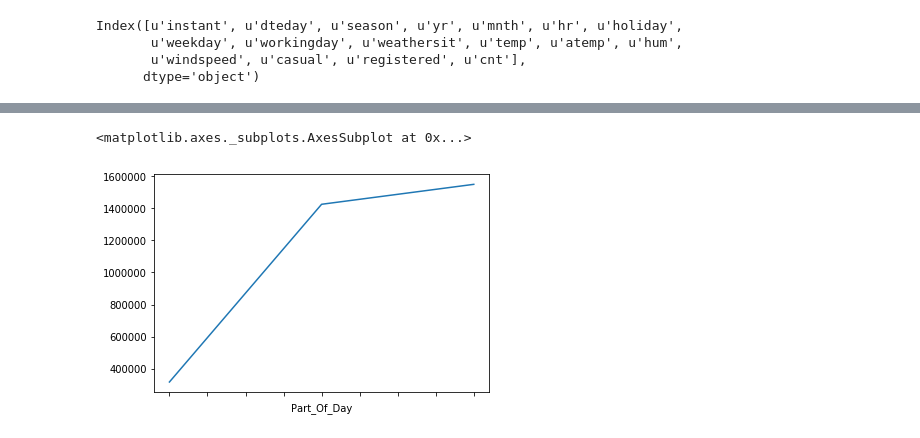
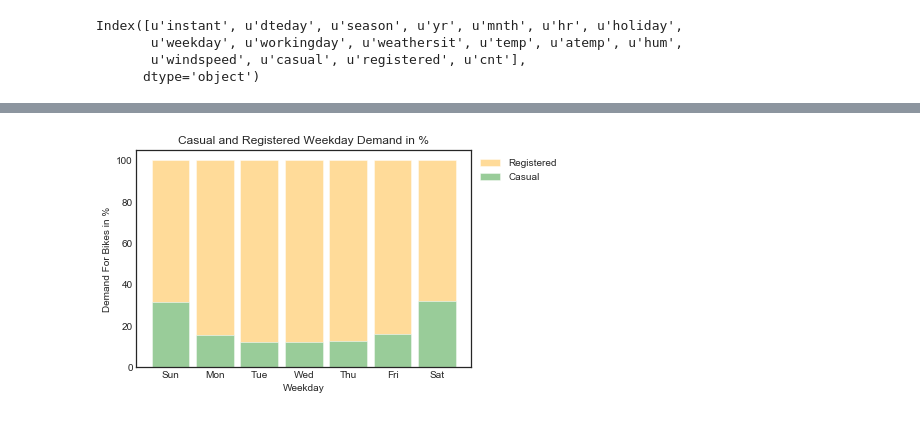
Before and after one commit to samudassir/bikesharingdemand, a Jupyter notebook: data_wrangling/src/capstone_project1_data_wrangling.ipynb, the cells around one changed output, grey strips where cells are left out. Saved outputs shown, nothing was run; the diff lists cells and outputs as text; code cells hidden in the pictures.

```diff
--- a/data_wrangling/src/capstone_project1_data_wrangling.ipynb
+++ b/data_wrangling/src/capstone_project1_data_wrangling.ipynb
@@ -187,5 +149,23 @@ df.head()
-# %%
-df.groupby('Part_Of_Day').Demand.sum().plot()
-# %% [output]
-<matplotlib.axes._subplots.AxesSubplot at 0x...>
-[figure, removed]
+# %%
+sns.set_style("white")
+r = np.arange(7)
+reg = df.groupby(['Weekday']).Registered.mean()
+cas = df.groupby(['Weekday']).Casual.mean()
+barWidth = 0.85
+opacity = 0.4
+totals = [i+j for i,j in zip(reg, cas)]
+registered = [i / j * 100 for i,j in zip(reg, totals)]
+casual = [i / j * 100 for i,j in zip(cas, totals)]
+
+plt.bar(r, registered, bottom=casual, color='orange', alpha=opacity,edgecolor='white', width=barWidth)
+plt.bar(r, casual, color='green', edgecolor='white', alpha=opacity,width=barWidth)
+
+plt.xticks(r,('Sun','Mon','Tue','Wed','Thu','Fri','Sat'))
+plt.xlabel('Weekday')
+plt.ylabel('Demand For Bikes in %')
+plt.title('Casual and Registered Weekday Demand in %')
+plt.legend(labels=["Registered","Casual"],loc=2,bbox_to_anchor=(1,1),ncol=1)
+savefig('../../img/plot/mean_casual_registered_demand_percent.png', bbox_inches='tight')
+plt.show()
+# %% [output]
+[figure, added]
```
Also changed, not shown: parts of 20 cells of this notebook, 12 other files.
